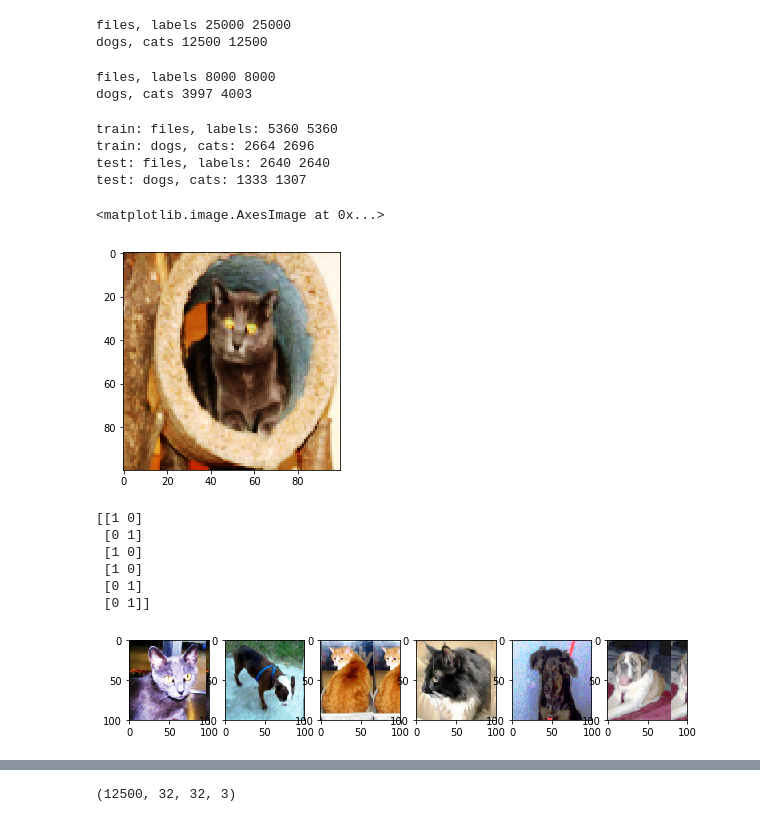
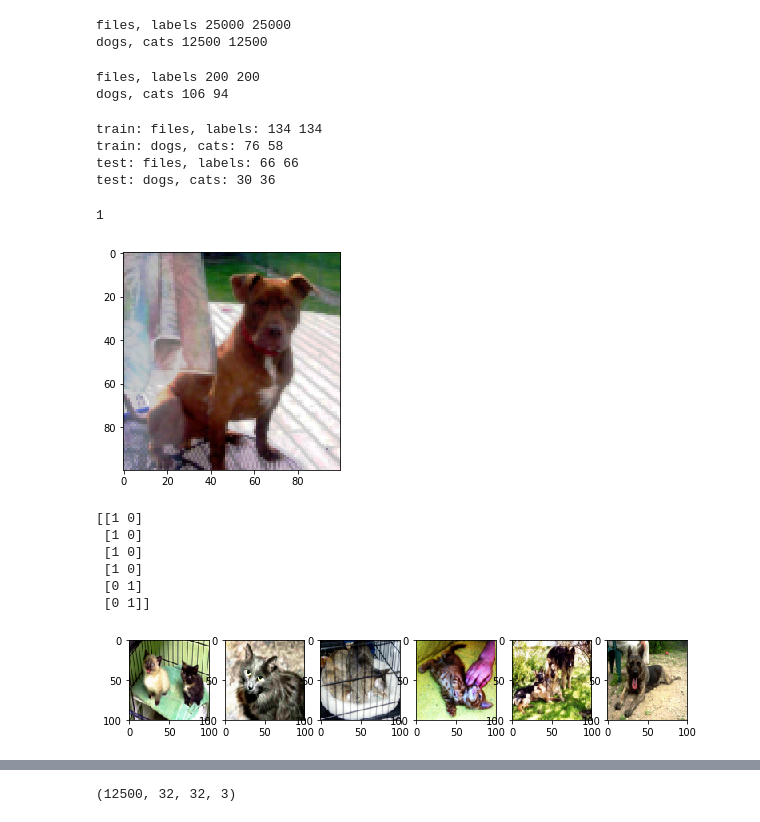
Before and after one commit to tempflip/catsVsDogs, a Jupyter notebook: catsVsDogs_2nd.ipynb, the cells around one changed output, grey strips where cells are left out. Cells and saved outputs as stored; diff of their text form; code cells hidden in the pictures.

```diff
--- a/catsVsDogs_2nd.ipynb
+++ b/catsVsDogs_2nd.ipynb
@@ -50,7 +48,7 @@ dogs, cats 12500 12500
 # %%
 # test cut
 ##########
-CUT_NUMBER = 8000
+CUT_NUMBER = 200
 
 f_list, label_list = shuffle(f_list, label_list)
 f_list = f_list[:CUT_NUMBER]
@@ -58,8 +56,8 @@ label_list = label_list[:CUT_NUMBER]
 print ('files, labels', len(f_list), len(label_list))
 print ('dogs, cats', label_list.count(0), label_list.count(1))
 # %% [output]
-files, labels 8000 8000
-dogs, cats 3997 4003
+files, labels 200 200
+dogs, cats 106 94
 # %%
 x_train, x_test, y_train, y_test = train_test_split(f_list, label_list, test_size = 0.33, random_state = 44)
 print ('train: files, labels:', len(x_train), len(y_train))
@@ -67,10 +65,10 @@ print ('train: dogs, cats:', y_train.count(0), y_train.count(1))
 print ('test: files, labels:', len(x_test), len(y_test))
 print ('test: dogs, cats:', y_test.count(0), y_test.count(1))
 # %% [output]
-train: files, labels: 5360 5360
-train: dogs, cats: 2664 2696
-test: files, labels: 2640 2640
-test: dogs, cats: 1333 1307
+train: files, labels: 134 134
+train: dogs, cats: 76 58
+test: files, labels: 66 66
+test: dogs, cats: 30 36
 # %%
 def get_img(fname):
     N = 100
@@ -103,10 +101,11 @@ def generator(x_set, y_set, batch_size = 100):
             y.append(binary_labels[y_set[i]])
         yield np.array(x), np.array(y)
 # %%
-plt.imshow(get_img(x_train[4]))
+plt.imshow(get_img(x_train[9]))
+print(y_train[9])
 # %% [output]
-<matplotlib.image.AxesImage at 0x...>
+1
-[figure, old version]
+[figure, new version]
 # %%
 gen = generator(x_train, y_train, batch_size = 6)
 x, y = next(gen)
@@ -118,12 +117,12 @@ for i in range(len(x)):
 print (y)
 # %% [output]
 [[1 0]
- [0 1]
+ [1 0]
  [1 0]
  [1 0]
  [0 1]
  [0 1]]
-[figure, old version]
+[figure, new version]
 # %%
 model = Sequential()
 
```
Also changed, not shown: parts of 7 cells of this notebook, 1 other file.
